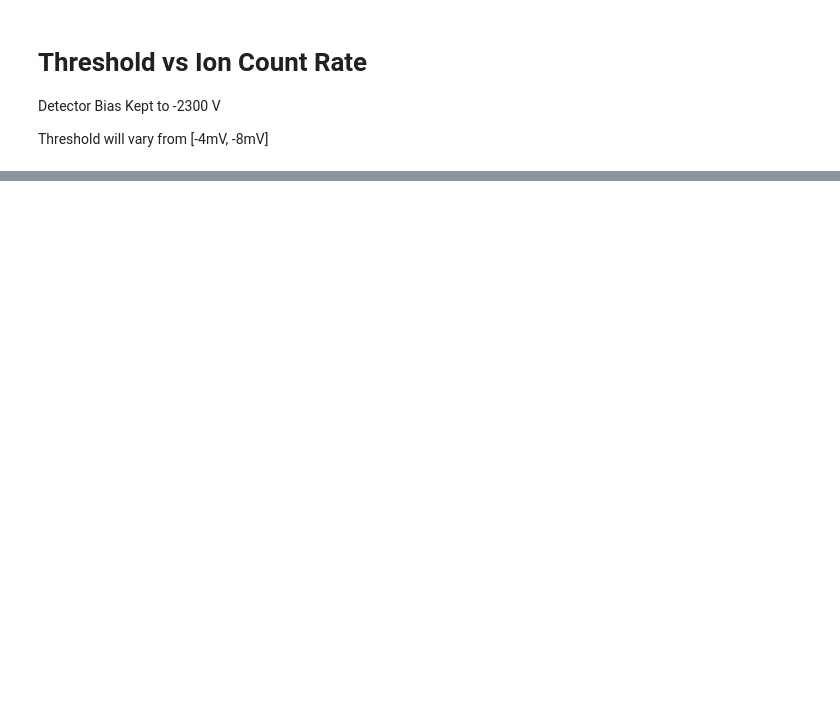
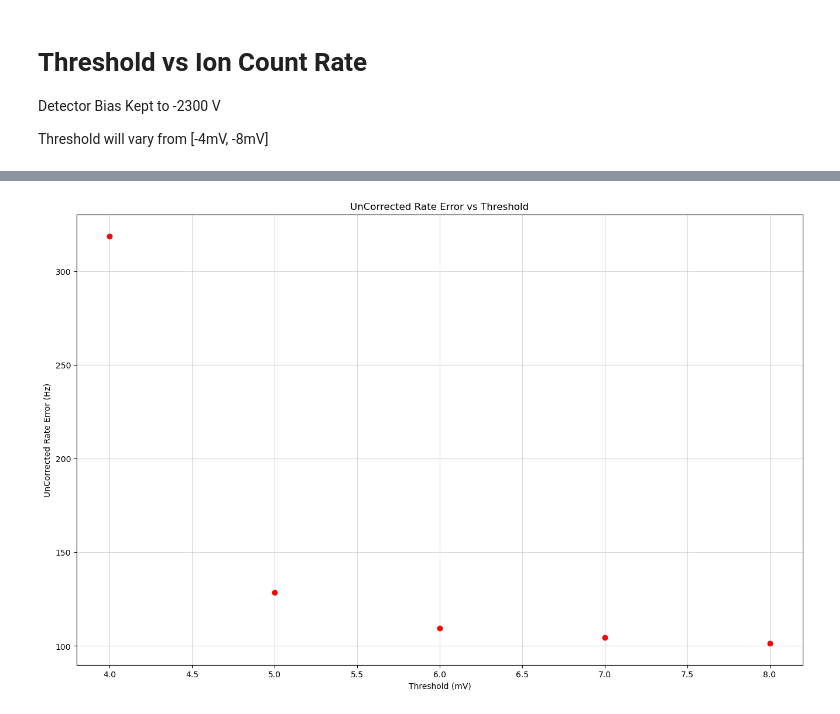
Before and after one commit to tj-griffiths/PCB_RFQ, a Jupyter notebook: ThresholdCount.ipynb, the cells around one changed output, grey strips where cells are left out. Saved outputs shown, nothing was run; the diff lists cells and outputs as text; code cells hidden in the pictures; blank space fills up the shorter version.

```diff
--- a/ThresholdCount.ipynb
+++ b/ThresholdCount.ipynb
@@ -80,0 +91,10 @@ KeyError: 'threshold'
+# %%
+plt.figure(figsize=(16, 10))
+plt.scatter(merged["threshold"], merged["rate"], label="UnCorrected Rate Error", color="red")
+plt.errorbar(merged["threshold"], merged["rate"], yerr=merged["rate_err"], fmt='o', color="red", alpha=0.5, label="Error")
+plt.xlabel("Threshold (mV)")
+plt.ylabel("UnCorrected Rate Error (Hz)")
+plt.title("UnCorrected Rate Error vs Threshold")
+plt.grid(alpha = 0.5)
+# %% [output]
+[figure, added]
```
Also changed, not shown: parts of 2 cells of this notebook, 40 other files.
